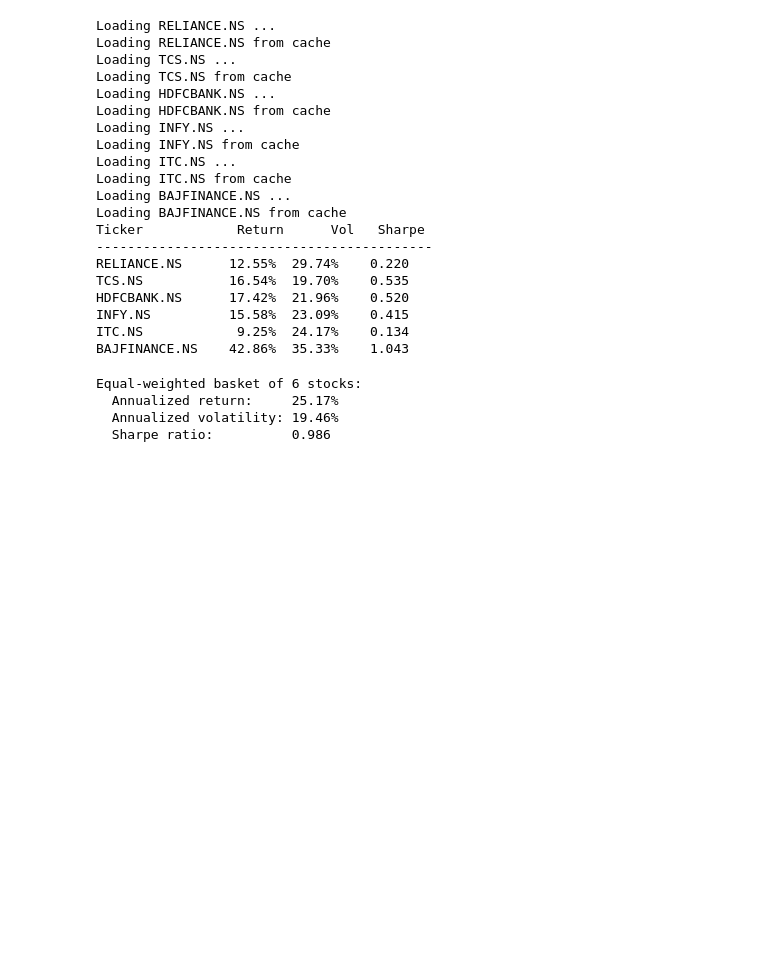
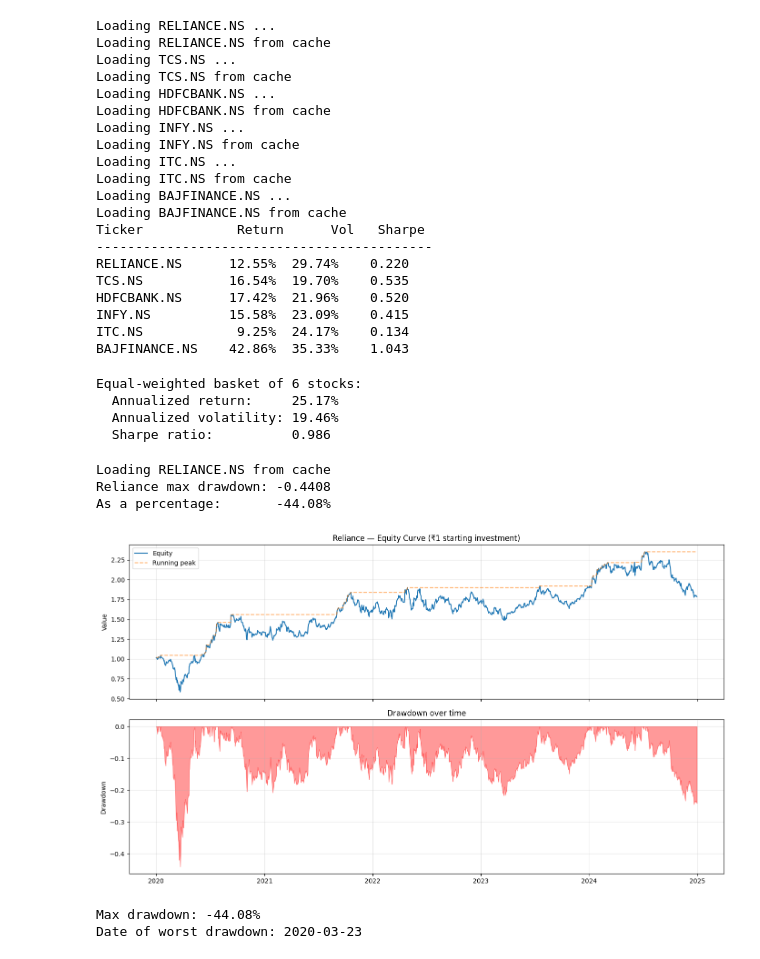
Before and after one commit to saralsachan/Quant-BackTester, a Jupyter notebook: notebooks/metrics.ipynb, the cells around one changed output. Cells and saved outputs as stored; diff of their text form; code cells hidden in the pictures; blank space fills up the shorter version.

Commit message:
Added DropDowns function

```diff
--- a/notebooks/metrics.ipynb
+++ b/notebooks/metrics.ipynb
@@ -297,3 +297,51 @@ Equal-weighted basket of 6 stocks:
   Annualized return:     25.17%
   Annualized volatility: 19.46%
   Sharpe ratio:          0.986
+# %%
+"""Testing maxdrawdown"""
+from backtester.metrics.metrics import max_drawdown
+df = load_ticker_with_cache("RELIANCE.NS", "2020-01-01", "2025-12-31")
+prices = df["Close"]
+returns = daily_returns(prices)
+
+maxdrawDown = max_drawdown(returns)
+print(f"Reliance max drawdown: {maxdrawDown:.4f}")
+print(f"As a percentage:       {maxdrawDown:.2%}")
+# %% [output]
+Loading RELIANCE.NS from cache
+Reliance max drawdown: -0.4408
+As a percentage:       -44.08%
+# %%
+"""VISUALIZING DRAWDOWNS"""
+import matplotlib.pyplot as plt
+
+returns_clean = returns.dropna()
+equity_curve = (1 + returns_clean).cumprod()
+running_peak = equity_curve.cummax()
+drawdown = (equity_curve - running_peak) / running_peak
+
+fig, axes = plt.subplots(2, 1, figsize=(14, 8), sharex=True)
+
+# Top: equity curve with running peak
+axes[0].plot(equity_curve.index, equity_curve.values, label="Equity")
+axes[0].plot(running_peak.index, running_peak.values, label="Running peak", linestyle="--", alpha=0.6)
+axes[0].set_title("Reliance — Equity Curve (₹1 starting investment)")
+axes[0].set_ylabel("Value")
+axes[0].legend()
+axes[0].grid(True, alpha=0.3)
+
+# Bottom: drawdown filled in red
+axes[1].fill_between(drawdown.index, drawdown.values, 0, color="red", alpha=0.4)
+axes[1].set_title("Drawdown over time")
+axes[1].set_ylabel("Drawdown")
+axes[1].grid(True, alpha=0.3)
+
+plt.tight_layout()
+plt.show()
+
+print(f"Max drawdown: {drawdown.min():.2%}")
+print(f"Date of worst drawdown: {drawdown.idxmin().date()}")
+# %% [output]
+[figure, added]
+Max drawdown: -44.08%
+Date of worst drawdown: 2020-03-23
```
Also changed, not shown: parts of 2 cells of this notebook, 2 other files.
